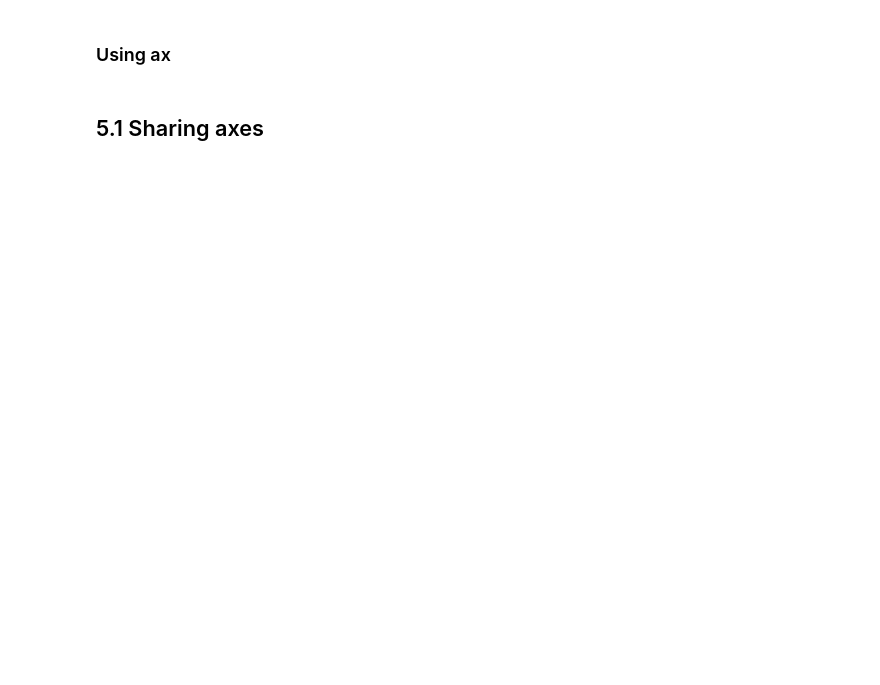
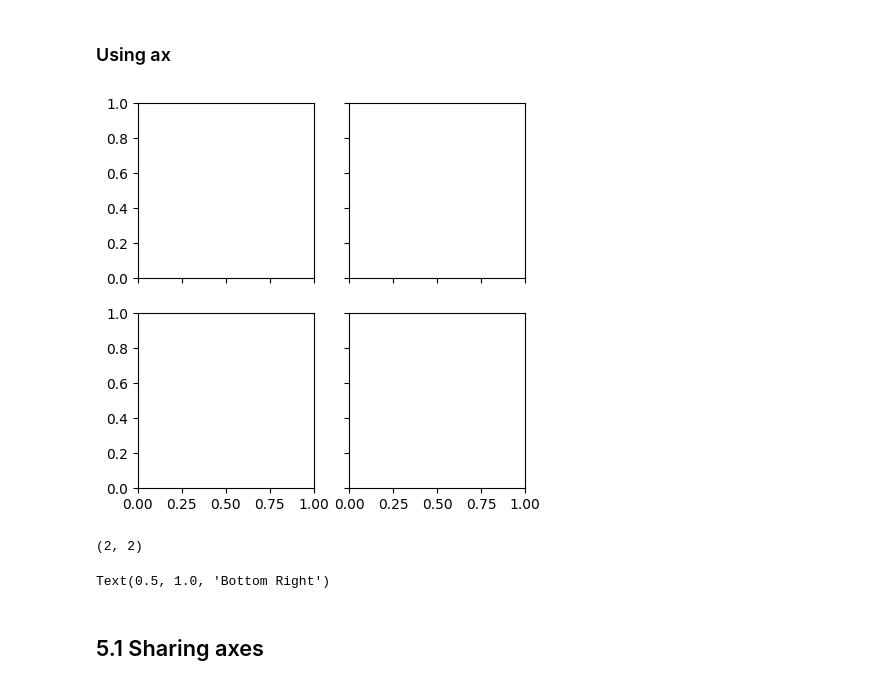
Before and after one commit to SPS-SP2273/learning-portfolio-b0t-viper, a Jupyter notebook: plotting/plotting_(good).ipynb, the cells around one changed output. Drawn from its saved outputs; the diff is of its cells as text; code cells hidden in the pictures; blank space fills up the shorter version.

```diff
--- a/plotting/plotting_(good).ipynb
+++ b/plotting/plotting_(good).ipynb
@@ -106,5 +130,21 @@ fig.tight_layout() #make any necessary adjustments to the layout to make our plo
 # %% [markdown]
 ### Using ax
 # %%
-
-# Your code here
+fig, ax = plt.subplots(nrows=2, ncols=2,
+                       figsize=(5, 5),
+                       sharex='col', sharey='row')  # This is an examople of creating 4 axis
+# %% [output]
+[figure, added]
+# %%
+ax.shape  # when we look at the ax shape, we found that it is 2,2.
+          # This means that it is a 2 times 2 array!!!!
+          # meaning that we can use indexing to select which axis we want
+# %% [output]
+(2, 2)
+# %%
+ax[0, 0].set_title('Top Left')
+ax[0, 1].set_title('Top Right')
+ax[1, 0].set_title('Bottom Left')
+ax[1, 1].set_title('Bottom Right')  # as mentioned above, we can use indexing to select axis and set names
+# %% [output]
+Text(0.5, 1.0, 'Bottom Right')
```
Also changed, not shown: parts of 21 cells of this notebook, 2 other files.
